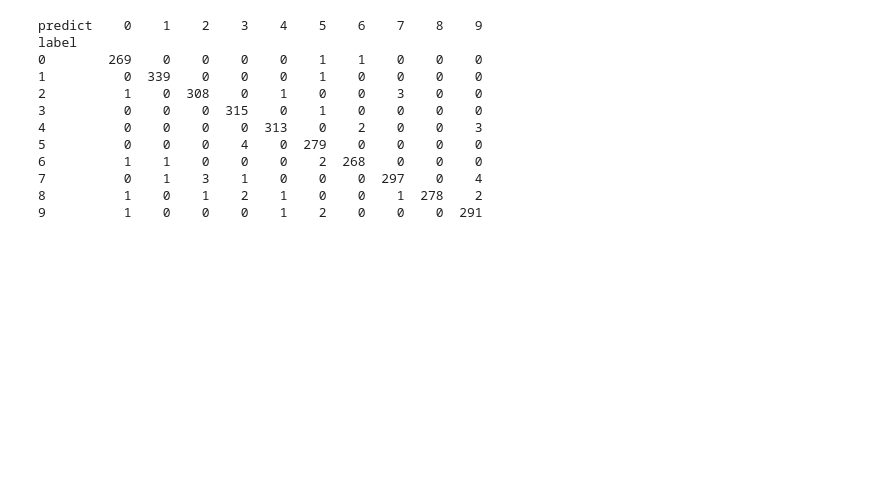
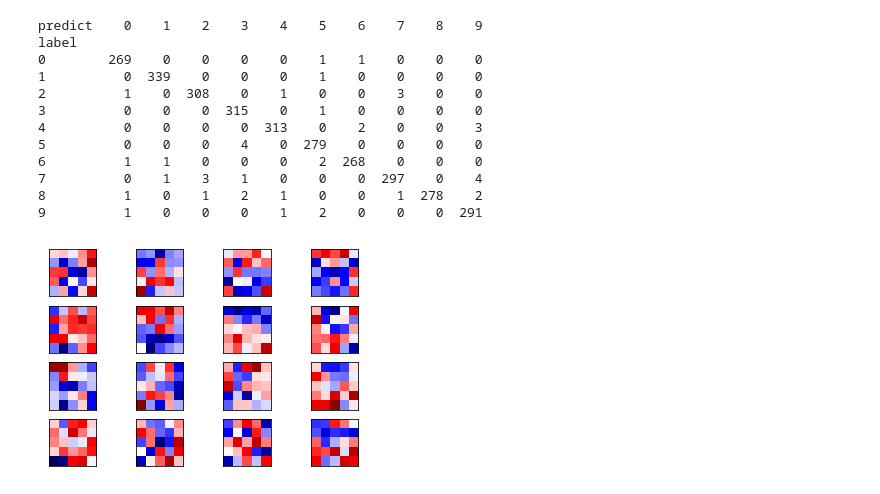
Before and after one commit to NickYuu/TensorFlow, a Jupyter notebook: Mnist/03-CNN.ipynb, the cells around one changed output. Saved outputs shown, nothing was run; the diff lists cells and outputs as text; code cells hidden in the pictures; blank space fills up the shorter version.

```diff
--- a/Mnist/03-CNN.ipynb
+++ b/Mnist/03-CNN.ipynb
@@ -218,3 +219,29 @@ label
 7          0    1    3    1    0    0    0  297    0    4
 8          1    0    1    2    1    0    0    1  278    2
 9          1    0    0    0    1    2    0    0    0  291
+# %%
+def plot_conv_weights(weights, num_filters, input_channel = 0):
+
+    # 這裡的 w 我們預計是一個 4 維的 tensor，ex. [5, 5, 1, 32]
+    # 因此要先用 session 取出數值變成 ndarray
+    w = sess.run(weights)
+
+    num_grids = int(math.ceil(math.sqrt(num_filters)))
+    w_min = np.min(w)
+    w_max = np.max(w)
+
+    fig, axes = plt.subplots(num_grids, num_grids)
+
+    for i, ax in enumerate(axes.flat):
+        if i < num_grids * num_grids:
+            img = w[:, :, input_channel, i]
+
+            ax.imshow(img, vmin = w_min, vmax=w_max, interpolation = 'nearest', cmap = 'seismic')
+
+        ax.set_xticks([])
+        ax.set_yticks([])
+    plt.show()
+# %%
+plot_conv_weights(W1, 16)
+# %% [output]
+[figure, added]
```
Also changed, not shown: parts of 8 cells of this notebook.
